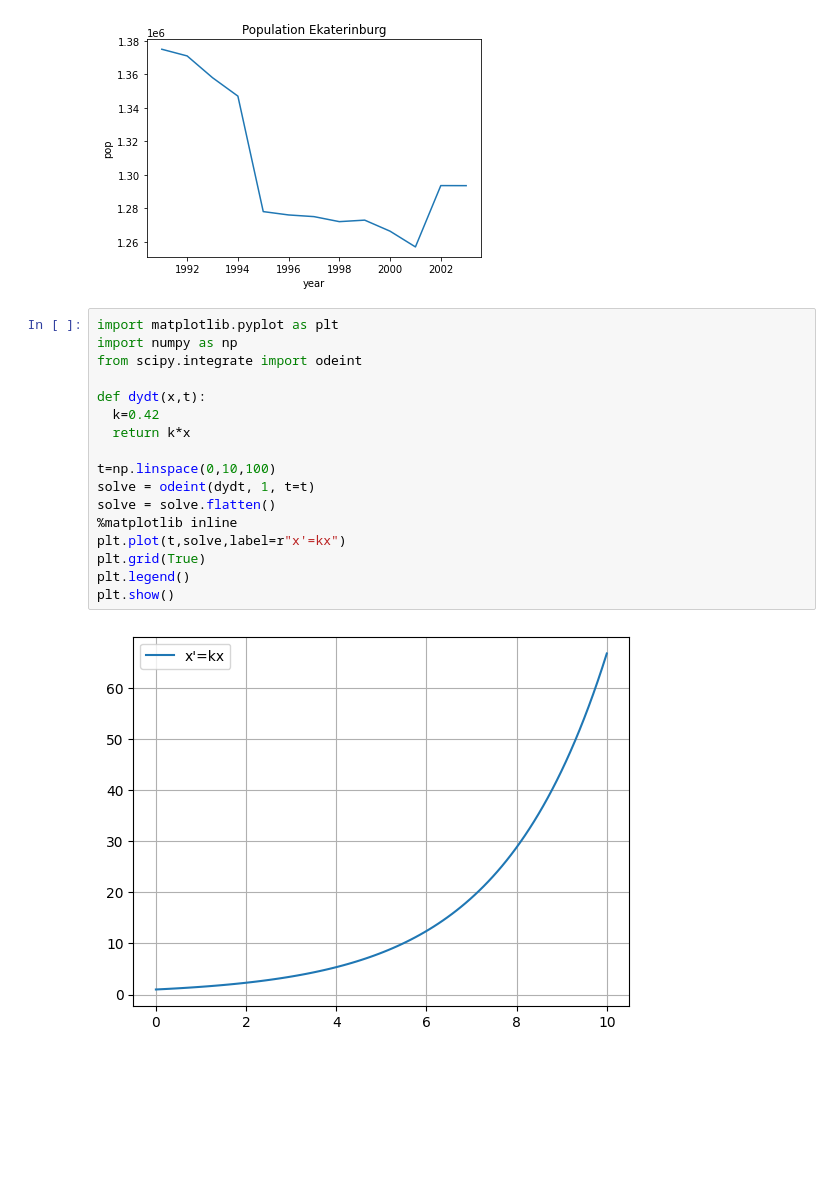
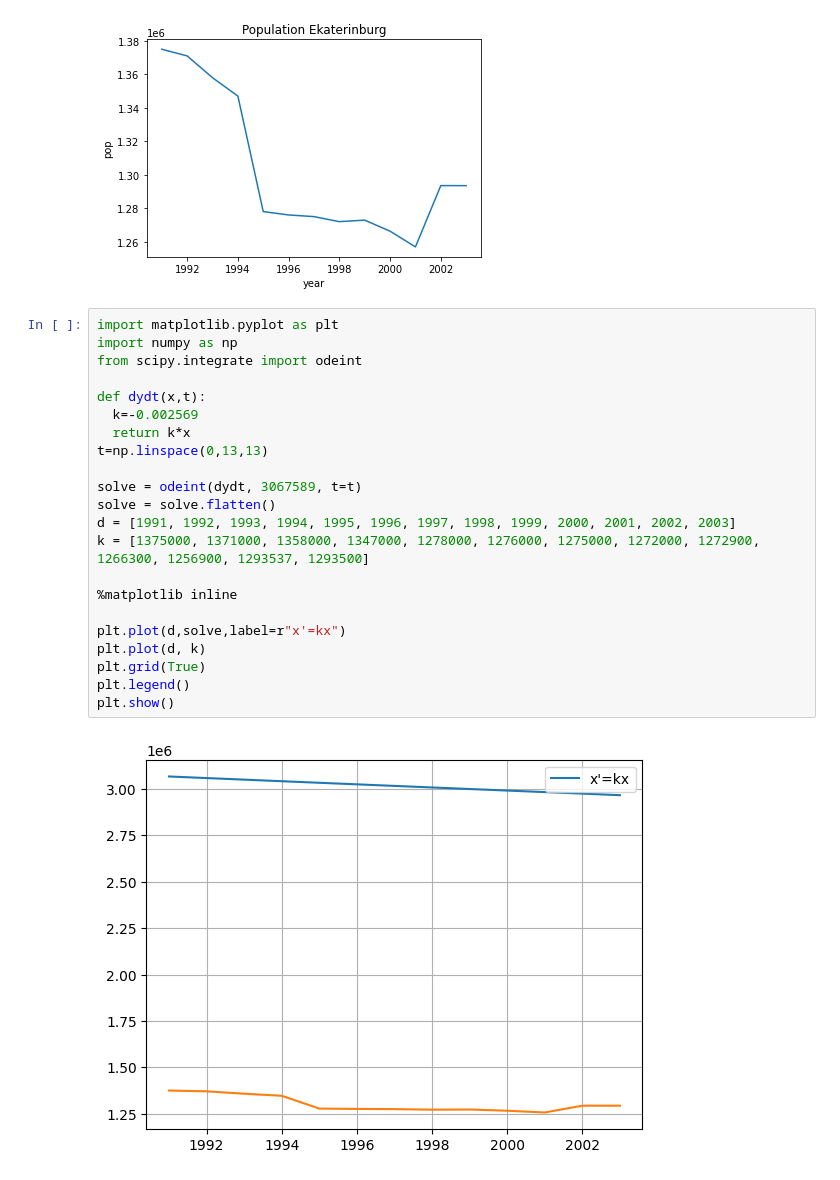
Before and after one commit to Vaguevil/MMVSULAB1, a Jupyter notebook: lab2.ipynb, the cells around one changed output. Saved outputs shown, nothing was run; the diff lists cells and outputs as text; blank space fills up the shorter version.

```diff
--- a/lab2.ipynb
+++ b/lab2.ipynb
@@ -67,19 +67,24 @@ plt.show()
 # %%
 import matplotlib.pyplot as plt
 import numpy as np
 from scipy.integrate import odeint
 
 def dydt(x,t):
-  k=0.42
+  k=-0.002569
   return k*x
+t=np.linspace(0,13,13)
 
-t=np.linspace(0,10,100)
-solve = odeint(dydt, 1, t=t)
+solve = odeint(dydt, 3067589, t=t)
 solve = solve.flatten()
+d = [1991, 1992, 1993, 1994, 1995, 1996, 1997, 1998, 1999, 2000, 2001, 2002, 2003]
+k = [1375000, 1371000, 1358000, 1347000, 1278000, 1276000, 1275000, 1272000, 1272900, 1266300, 1256900, 1293537, 1293500]
+
 %matplotlib inline
-plt.plot(t,solve,label=r"x'=kx")
+
+plt.plot(d,solve,label=r"x'=kx")
+plt.plot(d, k)
 plt.grid(True)
 plt.legend()
 plt.show()
 # %% [output]
-[figure, old version]
+[figure, new version]
```
